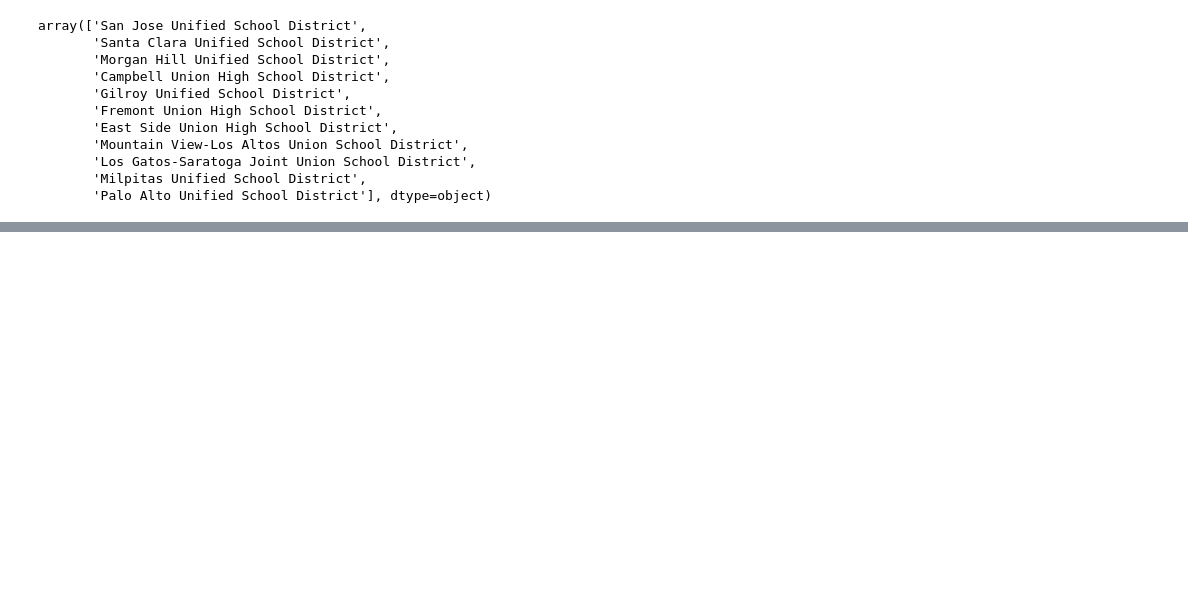
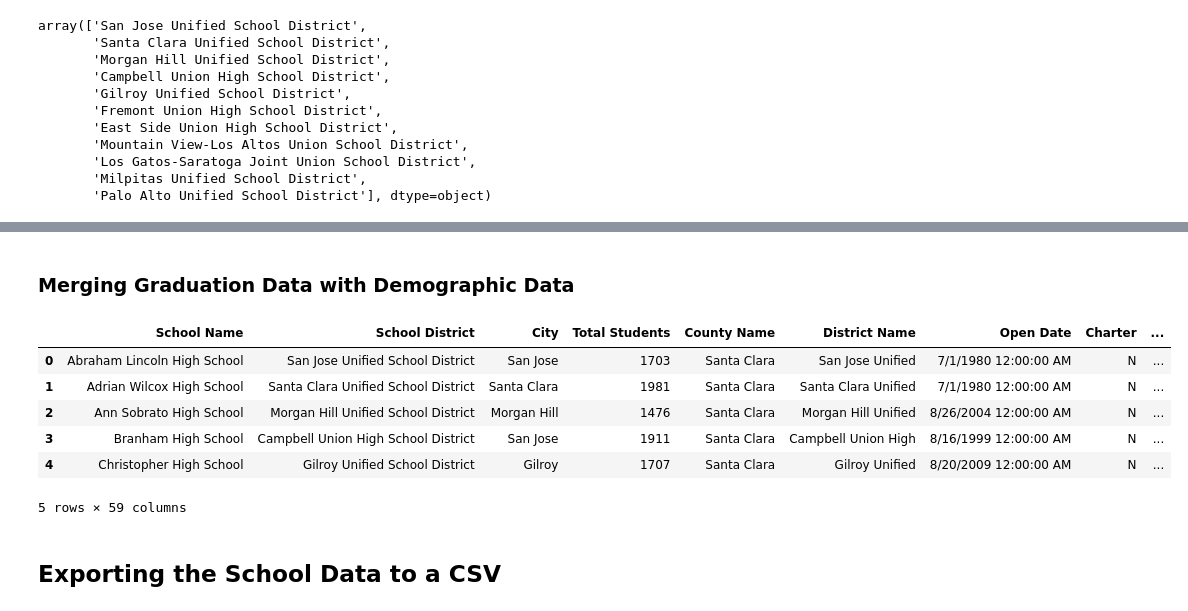
Before and after one commit to its-melina/high-schools-data-analytics, a Jupyter notebook: data_scraping.ipynb, the cells around one changed output, grey strips where cells are left out. Saved outputs shown, nothing was run; the diff lists cells and outputs as text; code cells hidden in the pictures; blank space fills up the shorter version.

```diff
--- a/data_scraping.ipynb
+++ b/data_scraping.ipynb
@@ -199,0 +207,7 @@ school_merged.head()
+# %%
+# drop unneccesary columns
+school_merged = school_merged.drop(columns=["OBJECTID", "Fed ID", "CDS Code", "District Code", \
+                                            "School Code", "School Level", "School Type", "School Name_y", \
+                                            "City_y", "Grade Low", "Grade High", "Status", "Closed Date", \
+                                            "Academic Year", "Charter Num", "Region"])
+school_merged.head()
@@ -236,19 +259,34 @@ driver = webdriver.Chrome()
 # %%
 driver.get("https://www.usnews.com/education/best-high-schools/california/rankings")
 # %%
-# search by district contained in the 'District Name' column
-dropdown = Select(driver.find_element(By.NAME, 'district-id'))
-
 #for option in dropdown.options:
 #    print(option.text)
 
 scc_district_names = school_merged['School District'].unique().tolist()
+
+# four district names were not found on the dropdown object and required edits
 scc_district_names.remove('Campbell Union High School District')
 scc_district_names.remove('Fremont Union High School District')
 scc_district_names.remove('Mountain View-Los Altos Union School District')
 scc_district_names.remove('Los Gatos-Saratoga Joint Union School District')
 scc_district_names = scc_district_names + ['Campbell Union High', 'Fremont Union High', 'Mountain View-Los Altos Union High', 'Los Gatos-Saratoga Joint Union High']
 
+grad_rates = {}
+dt_text = "Graduation Rate"
+# search by district contained in the 'District Name' column
+dropdown = Select(driver.find_element(By.NAME, 'district-id'))
+
 for name in scc_district_names:
     dropdown.select_by_visible_text(name)
-    element = driver.find_element(By.XPATH, "//div[contains(@class, 'DetailCardHighSchools')]")
+    time.sleep(2)
+    # elements = driver.find_elements(By.XPATH, "//div[contains(@class, 'DetailCardHighSchools')]")
+    school_name_elements = WebDriverWait(driver, 20).until(EC.visibility_of_all_elements_located((By.XPATH, "//a[contains(@class, 'DetailCardHighSchools__AnchorStyled')]")))
+    grad_rate_elements = WebDriverWait(driver, 20).until(EC.visibility_of_all_elements_located((By.XPATH, f"//dt[text()='{dt_text}']/following-sibling::dd")))
+    time.sleep(10)
+    for name_elem, rate_elem in zip(school_name_elements, grad_rate_elements):
+        name = name_elem.text
+        rate = rate_elem.text
+        grad_rates[name] = rate
+        print(name, rate)
+
+print(grad_rates)
@@ -254,0 +311,6 @@ for name in scc_district_names:
+# %%
+keys = grad_rates.keys()
+vals = grad_rates.values()
+
+grad_rates_df = pd.DataFrame({"School Name": keys, "Graduation Rate": vals})
+grad_rates_df
@@ -254,0 +331,16 @@ for name in scc_district_names:
+# %% [markdown]
+### Merging Graduation Data with Demographic Data
+# %%
+school_merged = school_merged.rename(columns = {'School Name_x': 'School Name', 'City_x': 'City'})
+scc_school_data = school_merged.merge(grad_rates_df)
+scc_school_data.head()
+# %% [output]
+|  | School Name | School District | City | Total Students | County Name | District Name | Open Date | Charter | ... |
+| 0 | Abraham Lincoln High School | San Jose Unified School District | San Jose | 1703 | Santa Clara | San Jose Unified | 7/1/1980 12:00:00 AM | N | ... |
+| 1 | Adrian Wilcox High School | Santa Clara Unified School District | Santa Clara | 1981 | Santa Clara | Santa Clara Unified | 7/1/1980 12:00:00 AM | N | ... |
+| 2 | Ann Sobrato High School | Morgan Hill Unified School District | Morgan Hill | 1476 | Santa Clara | Morgan Hill Unified | 8/26/2004 12:00:00 AM | N | ... |
+| 3 | Branham High School | Campbell Union High School District | San Jose | 1911 | Santa Clara | Campbell Union High | 8/16/1999 12:00:00 AM | N | ... |
+| 4 | Christopher High School | Gilroy Unified School District | Gilroy | 1707 | Santa Clara | Gilroy Unified | 8/20/2009 12:00:00 AM | N | ... |
+5 rows × 59 columns
+# %% [markdown]
+## Exporting the School Data to a CSV
```
Also changed, not shown: parts of 7 cells of this notebook.
